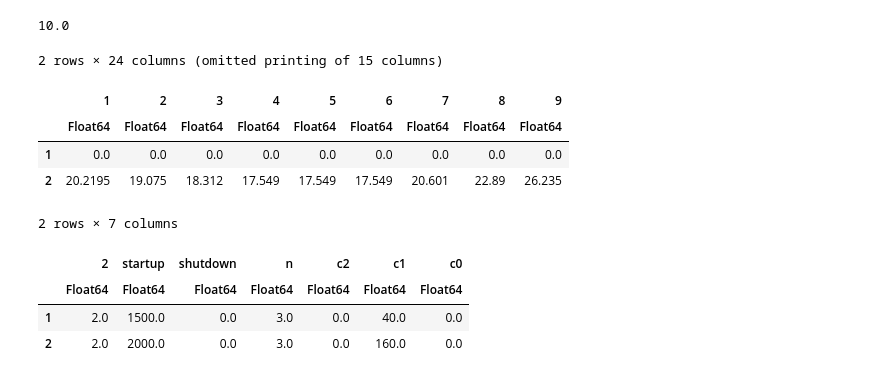
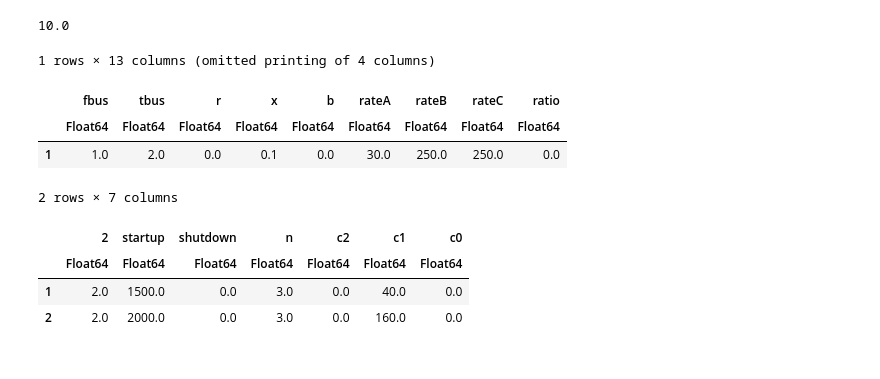
Before and after one commit to AnnaShubnaya/PoweProject_4, a Jupyter notebook: Energy_storage .ipynb, the cells around one changed output. Saved outputs shown, nothing was run; the diff lists cells and outputs as text; code cells hidden in the pictures.

```diff
--- a/Energy_storage .ipynb
+++ b/Energy_storage .ipynb
@@ -18,15 +33,14 @@ S_base = readdlm("data/BaseMVA.txt")[1,1]
 # %%
 BusData = CSV.read("data/bus.csv", DataFrame)
 GenData = CSV.read("data/gen.csv", DataFrame)
 GenCostData = CSV.read("data/gencost.csv", DataFrame)
 BranchData = CSV.read("data/branch.csv", DataFrame)
-DemandData = CSV.read("data/demand.csv", DataFrame)
+#DemandData = CSV.read("data/demand.csv", DataFrame)
 # %% [output]
-2 rows × 24 columns (omitted printing of 15 columns)
+1 rows × 13 columns (omitted printing of 4 columns)
-|  | 1 | 2 | 3 | 4 | 5 | 6 | 7 | 8 | 9 |
+|  | fbus | tbus | r | x | b | rateA | rateB | rateC | ratio |
 |  | Float64 | Float64 | Float64 | Float64 | Float64 | Float64 | Float64 | Float64 | Float64 |
-| 1 | 0.0 | 0.0 | 0.0 | 0.0 | 0.0 | 0.0 | 0.0 | 0.0 | 0.0 |
-| 2 | 20.2195 | 19.075 | 18.312 | 17.549 | 17.549 | 17.549 | 20.601 | 22.89 | 26.235 |
+| 1 | 1.0 | 2.0 | 0.0 | 0.1 | 0.0 | 30.0 | 250.0 | 250.0 | 0.0 |
 # %%
 GenCostData
 # %% [output]
```
Also changed, not shown: parts of 16 cells of this notebook, 8 other files.
